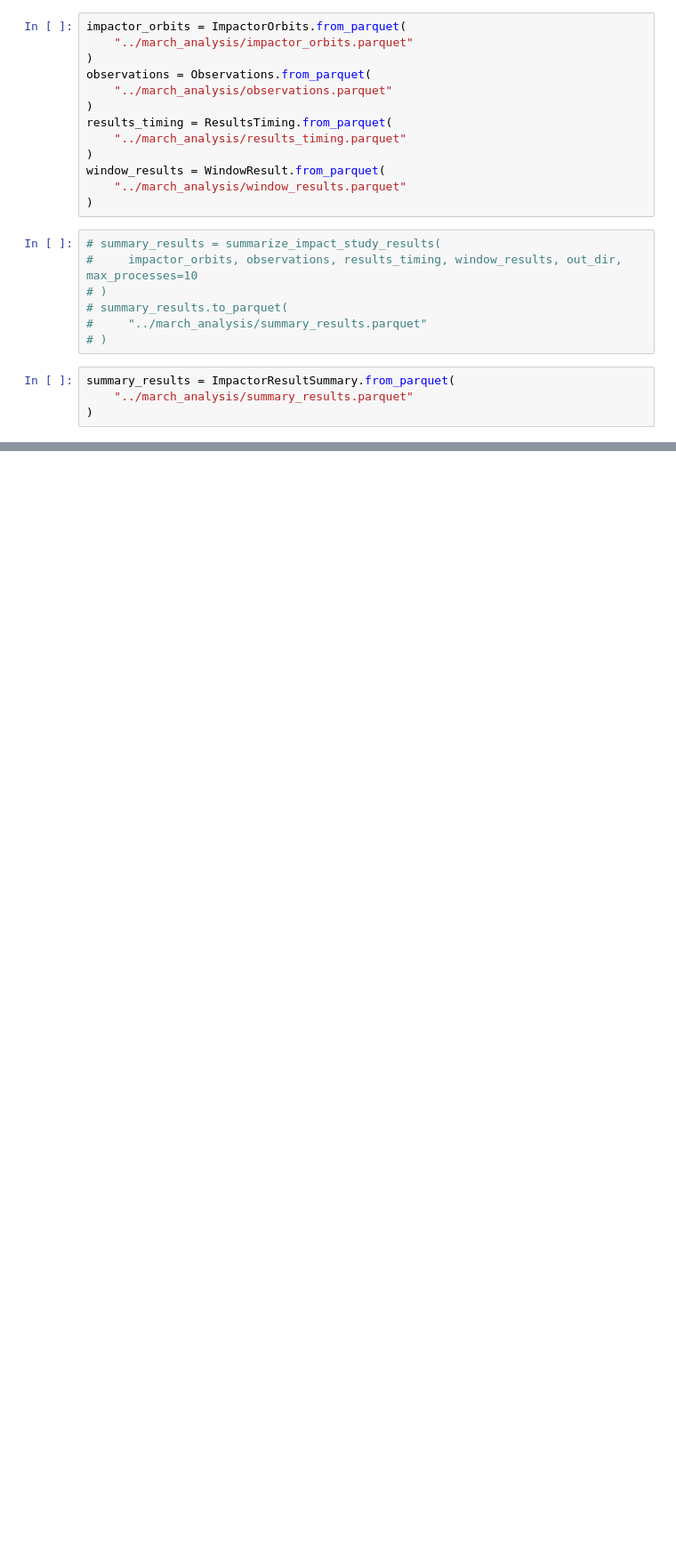
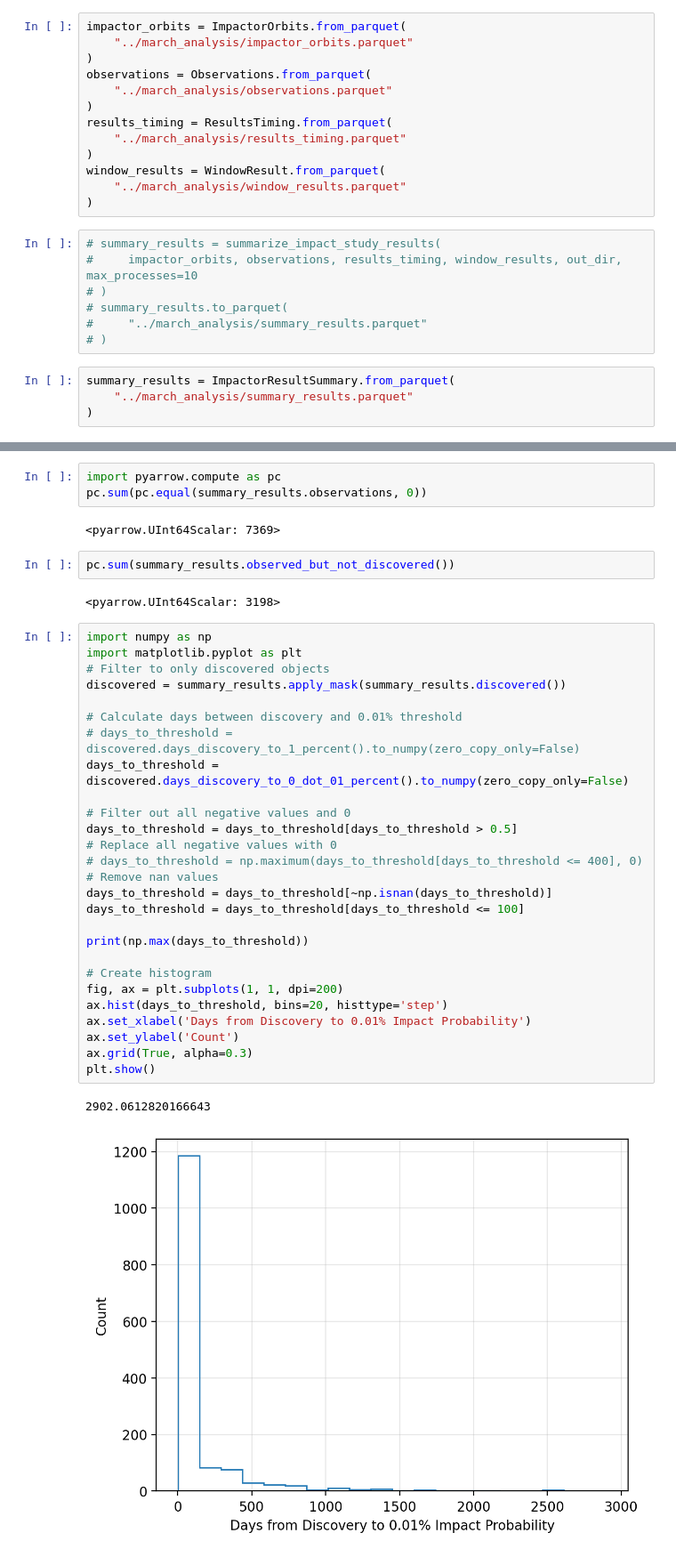
Before and after one commit to B612-Asteroid-Institute/adam_impacts_study, a Jupyter notebook: notebooks/full_analysis.ipynb, the cells around one changed output, grey strips where cells are left out. Shown at 89% size. Drawn from its saved outputs; the diff is of its cells as text; blank space fills up the shorter version.

Commit message:
some additional charts

```diff
--- a/notebooks/full_analysis.ipynb
+++ b/notebooks/full_analysis.ipynb
@@ -68,0 +85,39 @@ make_analysis_plots(summary_results, window_results, out_dir)
+# %%
+import pyarrow.compute as pc
+pc.sum(pc.equal(summary_results.observations, 0))
+# %% [output]
+<pyarrow.UInt64Scalar: 7369>
+# %%
+pc.sum(summary_results.observed_but_not_discovered())
+# %% [output]
+<pyarrow.UInt64Scalar: 3198>
+# %%
+import numpy as np
+import matplotlib.pyplot as plt
+# Filter to only discovered objects
+discovered = summary_results.apply_mask(summary_results.discovered())
+
+# Calculate days between discovery and 0.01% threshold
+# days_to_threshold = discovered.days_discovery_to_1_percent().to_numpy(zero_copy_only=False)
+days_to_threshold = discovered.days_discovery_to_0_dot_01_percent().to_numpy(zero_copy_only=False)
+
+# Filter out all negative values and 0
+days_to_threshold = days_to_threshold[days_to_threshold > 0.5]
+# Replace all negative values with 0
+# days_to_threshold = np.maximum(days_to_threshold[days_to_threshold <= 400], 0)
+# Remove nan values
+days_to_threshold = days_to_threshold[~np.isnan(days_to_threshold)]
+days_to_threshold = days_to_threshold[days_to_threshold <= 100]
+
+print(np.max(days_to_threshold))
+
+# Create histogram
+fig, ax = plt.subplots(1, 1, dpi=200)
+ax.hist(days_to_threshold, bins=20, histtype='step')
+ax.set_xlabel('Days from Discovery to 0.01% Impact Probability')
+ax.set_ylabel('Count')
+ax.grid(True, alpha=0.3)
+plt.show()
+# %% [output]
+2902.0612820166643
+[figure, added]
```
Also changed, not shown: parts of 1 cell of this notebook, 2 other files.
